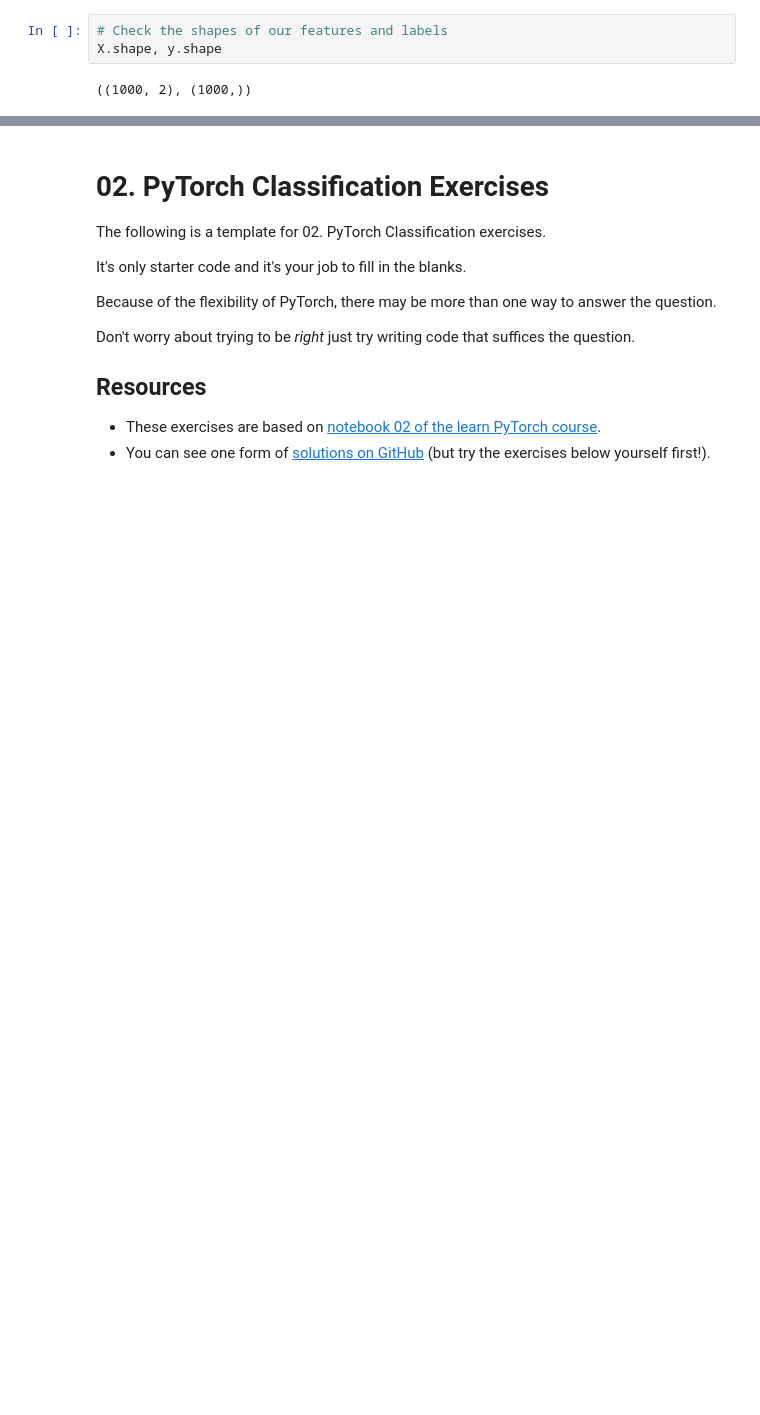
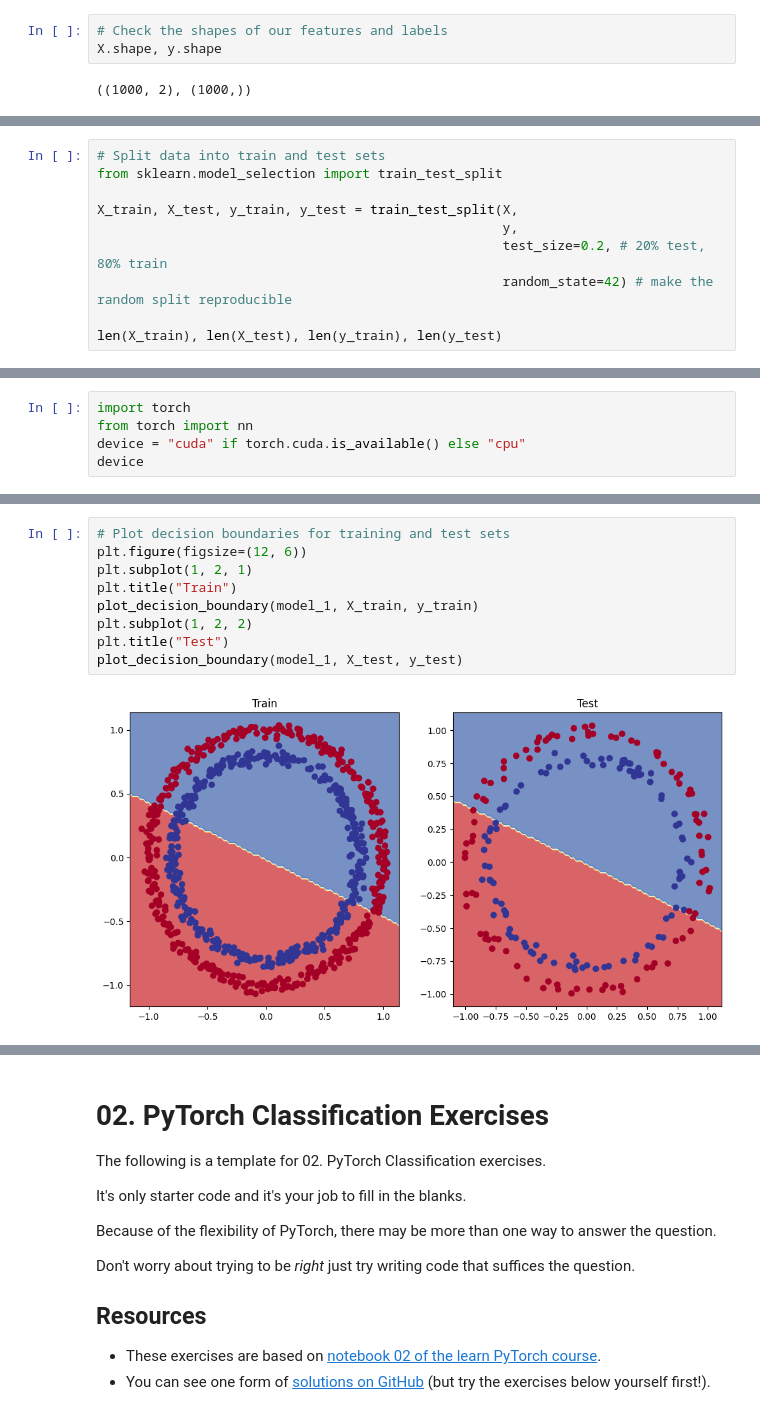
Before and after one commit to Page0526/machine-learning-crash-course, a Jupyter notebook: extras/exercises/02_pytorch_classification_exercises.ipynb, the cells around one changed output, grey strips where cells are left out. Drawn from its saved outputs; the diff is of its cells as text; blank space fills up the shorter version.

```diff
--- a/extras/exercises/02_pytorch_classification_exercises.ipynb
+++ b/extras/exercises/02_pytorch_classification_exercises.ipynb
@@ -64,0 +97,10 @@ X.shape, y.shape
+# %%
+# Split data into train and test sets
+from sklearn.model_selection import train_test_split
+
+X_train, X_test, y_train, y_test = train_test_split(X,
+                                                    y,
+                                                    test_size=0.2, # 20% test, 80% train
+                                                    random_state=42) # make the random split reproducible
+
+len(X_train), len(X_test), len(y_train), len(y_test)
@@ -64,0 +109,5 @@ X.shape, y.shape
+# %%
+import torch
+from torch import nn
+device = "cuda" if torch.cuda.is_available() else "cpu"
+device
@@ -64,0 +394,11 @@ X.shape, y.shape
+# %%
+# Plot decision boundaries for training and test sets
+plt.figure(figsize=(12, 6))
+plt.subplot(1, 2, 1)
+plt.title("Train")
+plot_decision_boundary(model_1, X_train, y_train)
+plt.subplot(1, 2, 2)
+plt.title("Test")
+plot_decision_boundary(model_1, X_test, y_test)
+# %% [output]
+[figure, added]
```
Also changed, not shown: parts of 57 cells of this notebook.
